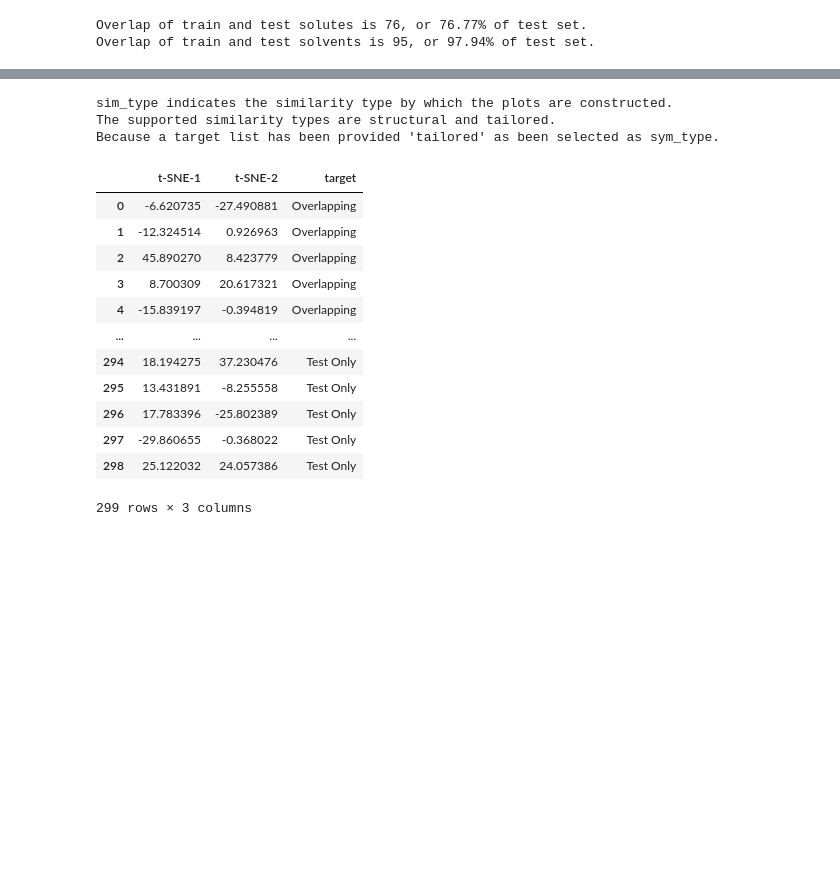
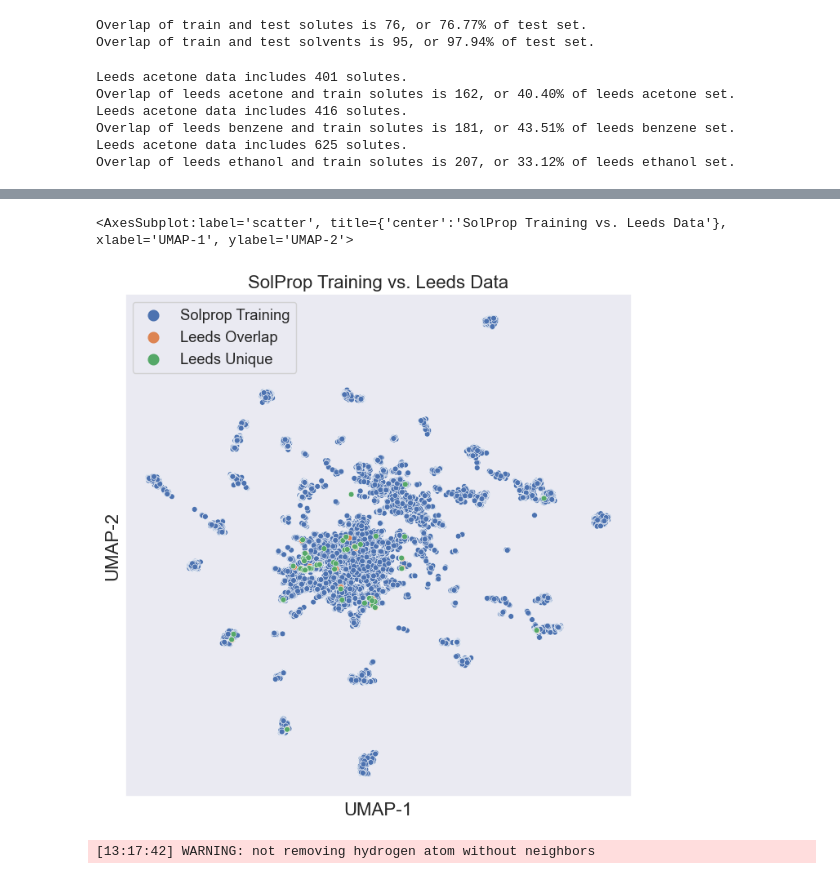
Before and after one commit to JacksonBurns/fastsolv, a Jupyter notebook: figures/solprop_extrapolation.ipynb, the cells around one changed output, grey strips where cells are left out. Saved outputs shown, nothing was run; the diff lists cells and outputs as text; code cells hidden in the pictures; blank space fills up the shorter version.

```diff
--- a/figures/solprop_extrapolation.ipynb
+++ b/figures/solprop_extrapolation.ipynb
@@ -58,3 +59,37 @@ print(f"Overlap of train and test solvents is {len(overlapping_solvents):d}, or
 # %% [output]
 Overlap of train and test solutes is 76, or 76.77% of test set.
 Overlap of train and test solvents is 95, or 97.94% of test set.
+# %%
+df = pd.read_csv(Path("../data/boobier/leeds_acetone.csv"), index_col=0)
+leeds_acetone_solutes = set(Chem.CanonSmiles(s) for s in df["solute_smiles"])
+print(f"Leeds acetone data includes {len(leeds_acetone_solutes):d} solutes.")
+leeds_acetone_overlap = training_solutes.intersection(leeds_acetone_solutes)
+print(f"Overlap of leeds acetone and train solutes is {len(leeds_acetone_overlap):d}, or {len(leeds_acetone_overlap)/len(leeds_acetone_solutes):.2%} of leeds acetone set.")
+df = pd.read_csv(Path("../data/boobier/leeds_benzene.csv"), index_col=0)
+leeds_benzene_solutes = set(Chem.CanonSmiles(s) for s in df["solute_smiles"])
+print(f"Leeds acetone data includes {len(leeds_benzene_solutes):d} solutes.")
+leeds_benzene_overlap = training_solutes.intersection(leeds_benzene_solutes)
+print(f"Overlap of leeds benzene and train solutes is {len(leeds_benzene_overlap):d}, or {len(leeds_benzene_overlap)/len(leeds_benzene_solutes):.2%} of leeds benzene set.")
+df = pd.read_csv(Path("../data/boobier/leeds_ethanol.csv"), index_col=0)
+leeds_ethanol_solutes = set(Chem.CanonSmiles(s) for s in df["solute_smiles"])
+print(f"Leeds acetone data includes {len(leeds_ethanol_solutes):d} solutes.")
+leeds_ethanol_overlap = training_solutes.intersection(leeds_ethanol_solutes)
+print(f"Overlap of leeds ethanol and train solutes is {len(leeds_ethanol_overlap):d}, or {len(leeds_ethanol_overlap)/len(leeds_ethanol_solutes):.2%} of leeds ethanol set.")
+# %% [output]
+Leeds acetone data includes 401 solutes.
+Overlap of leeds acetone and train solutes is 162, or 40.40% of leeds acetone set.
+Leeds acetone data includes 416 solutes.
+Overlap of leeds benzene and train solutes is 181, or 43.51% of leeds benzene set.
+Leeds acetone data includes 625 solutes.
+Overlap of leeds ethanol and train solutes is 207, or 33.12% of leeds ethanol set.
+# %%
+all_boobier_solutes = leeds_acetone_solutes.intersection(leeds_benzene_solutes).intersection(leeds_ethanol_solutes)
+all_leeds_overlap = leeds_acetone_overlap.intersection(leeds_benzene_overlap).intersection(leeds_ethanol_overlap)
+rng = np.random.default_rng(seed=2)
+train_only_solutes = list(filter(lambda s: s not in all_leeds_overlap, training_solutes))  # rng.choice(list(filter(lambda s: s not in all_leeds_overlap, training_solutes)), 1_000, replace=False, shuffle=False)
+combined_origin_list = ["Solprop Training"] * len(train_only_solutes) + ["Leeds Overlap"] * len(all_leeds_overlap) + ["Leeds Unique"] * len(all_boobier_solutes)
+combined_solute_list = list(train_only_solutes) + list(all_leeds_overlap) + list(all_boobier_solutes)
+pltr = MoleculesUMAP.from_smiles(combined_solute_list, target=combined_origin_list, target_type="C", sim_type="structural")
+pltr.umap(fit_on_target="Solprop Training", random_state=42)
+pltr.visualize_plot(size=8, remove_outliers=False, title="SolProp Training vs. Leeds Data")
+# %% [output]
@@ -61,3 +97,5 @@ Overlap of train and test solvents is 95, or 97.94% of test set.
+<AxesSubplot:label='scatter', title={'center':'SolProp Training vs. Leeds Data'}, xlabel='UMAP-1', ylabel='UMAP-2'>
+[figure, added]
 # %%
 test_only_solutes = list(filter(lambda s: s not in overlapping_solutes, testing_solutes))
 rng = np.random.default_rng(seed=2)
@@ -70,22 +106,4 @@ from chemplot import Plotter
 # %%
-pltr = Plotter.from_smiles(combined_solute_list, target=combined_origin_list, target_type="C")
+pltr = MoleculesUMAP.from_smiles(combined_solute_list, target=combined_origin_list, target_type="C", sim_type="structural")
 # %% [output]
-sim_type indicates the similarity type by which the plots are constructed.
-The supported similarity types are structural and tailored.
-Because a target list has been provided 'tailored' as been selected as sym_type.
+[13:17:42] WARNING: not removing hydrogen atom without neighbors
-# %%
-pltr.tsne()
-# %% [output]
-|  | t-SNE-1 | t-SNE-2 | target |
-| 0 | -6.620735 | -27.490881 | Overlapping |
-| 1 | -12.324514 | 0.926963 | Overlapping |
-| 2 | 45.890270 | 8.423779 | Overlapping |
-| 3 | 8.700309 | 20.617321 | Overlapping |
-| 4 | -15.839197 | -0.394819 | Overlapping |
-| ... | ... | ... | ... |
-| 294 | 18.194275 | 37.230476 | Test Only |
-| 295 | 13.431891 | -8.255558 | Test Only |
-| 296 | 17.783396 | -25.802389 | Test Only |
-| 297 | -29.860655 | -0.368022 | Test Only |
-| 298 | 25.122032 | 24.057386 | Test Only |
-299 rows × 3 columns
```
Also changed, not shown: parts of 9 cells of this notebook, 1 other file.
